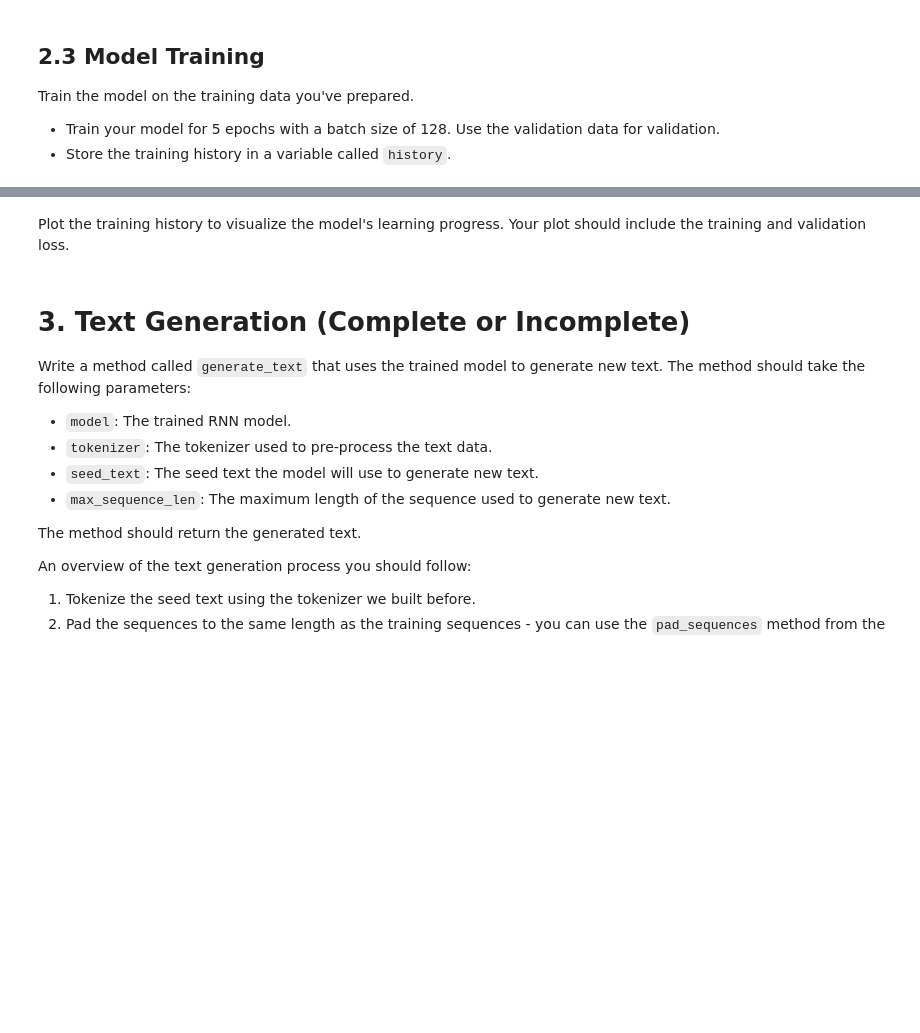
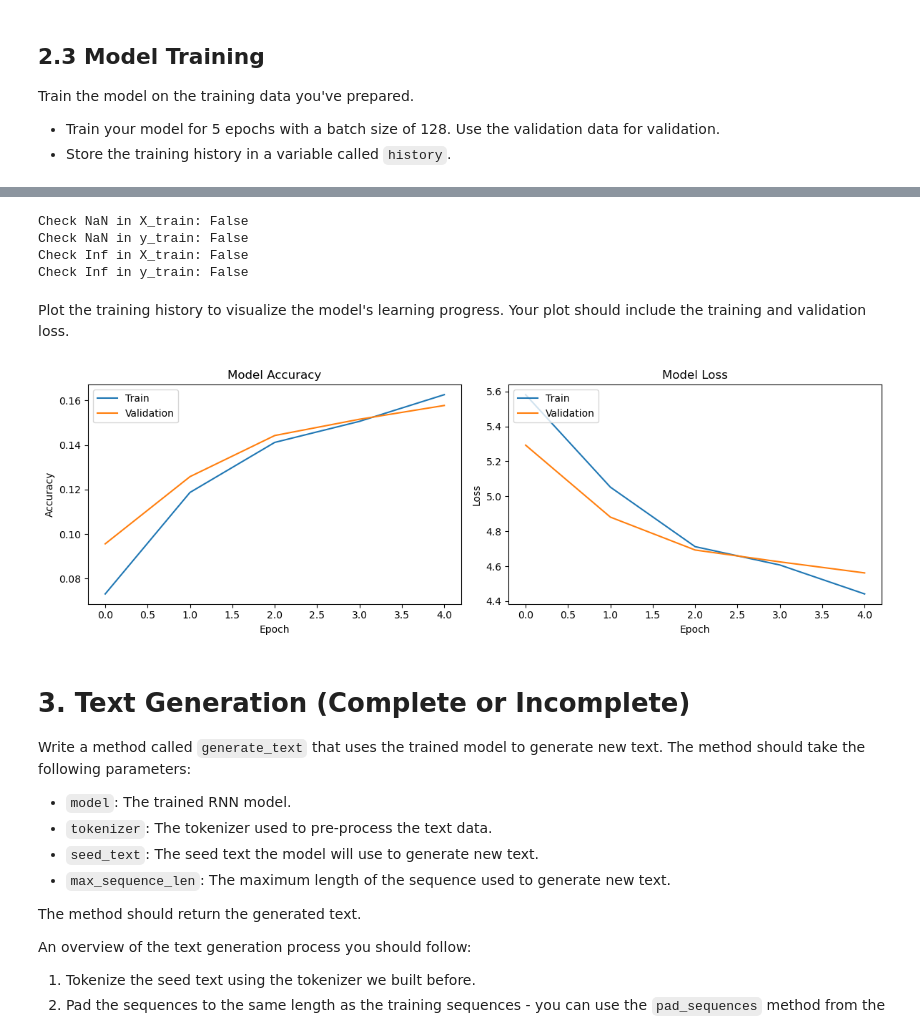
Before and after one commit to s-gunde/deep_learning, a Jupyter notebook: 02_activities/assignments/assignment_2.ipynb, the cells around one changed output, grey strips where cells are left out. Saved outputs shown, nothing was run; the diff lists cells and outputs as text; code cells hidden in the pictures; blank space fills up the shorter version.

```diff
--- a/02_activities/assignments/assignment_2.ipynb
+++ b/02_activities/assignments/assignment_2.ipynb
@@ -299,9 +299,24 @@ Define the architecture of your RNN model. You can design it however you like, b
 from keras.models import Sequential
 from keras.layers import Embedding, LSTM, Dense
 
+# Hyperparameters
+vocab_size = 1000  # Size of the vocabulary (input dimension)
+embedding_dim = 128  # Size of the dense representation (embedding dimension)
+rnn_units = 256  # Number of units in the recurrent layer
+output_dim = vocab_size  # Same as vocab size for token prediction
+
+# Model Architecture
 model = Sequential([
-    # Your code here
+    # Embedding layer: Maps input tokens to dense vectors
+    Embedding(input_dim=vocab_size, output_dim=embedding_dim, input_length=None, name="Embedding_Layer"),
+
+    # Recurrent layer: LSTM layer to process sequences
+    LSTM(units=rnn_units, return_sequences=False, name="LSTM_Layer"),
+
+    # Dense output layer with softmax activation: Produces probability distribution
+    Dense(units=output_dim, activation='softmax', name="Output_Layer")
 ])
+
 
 # Check if the model has layers before trying to print the summary
 if len(model.layers) > 0:
@@ -317,4 +346,6 @@ Give a short explanation of your choice of loss function and optimizer:
 
 _your explanation here_
 # %%
-# Your code here
+model.compile(optimizer='adam', loss='categorical_crossentropy', metrics=['accuracy'])
+model.build(input_shape=(None, SEQ_LENGTH))
+model.summary()
@@ -330,9 +431,43 @@ Train the model on the training data you've prepared.
+# %%
+# Check for NaN or Inf values in the datasets
+'''print(f"Check NaN in X_train: {np.isnan(X_train).any()}")  # Check for NaN in features
+print(f"Check NaN in y_train: {np.isnan(y_train).any()}")  # Check for NaN in labels
+print(f"Check Inf in X_train: {np.isinf(X_train).any()}")  # Check for Inf in features
+print(f"Check Inf in y_train: {np.isinf(y_train).any()}")  # Check for Inf in labels'''
+# %% [output]
+Check NaN in X_train: False
+Check NaN in y_train: False
+Check Inf in X_train: False
+Check Inf in y_train: False
 # %% [markdown]
 Plot the training history to visualize the model's learning progress. Your plot should include the training and validation loss.
 # %%
 import matplotlib.pyplot as plt
 
-# Your code here
+plt.figure(figsize=(12, 4))
+
+# Plot training & validation accuracy
+plt.subplot(1, 2, 1)
+plt.plot(history.history['accuracy'], label='Train')
+plt.plot(history.history['val_accuracy'], label='Validation')
+plt.title('Model Accuracy')
+plt.xlabel('Epoch')
+plt.ylabel('Accuracy')
+plt.legend(loc='upper left')
+
+# Plot training & validation loss
+plt.subplot(1, 2, 2)
+plt.plot(history.history['loss'], label='Train')
+plt.plot(history.history['val_loss'], label='Validation')
+plt.title('Model Loss')
+plt.xlabel('Epoch')
+plt.ylabel('Loss')
+plt.legend(loc='upper left')
+
+plt.tight_layout()
+plt.show()
+# %% [output]
+[figure, added]
 # %% [markdown]
 # 3. Text Generation (Complete or Incomplete)
 
```
Also changed, not shown: parts of 5 cells of this notebook.
